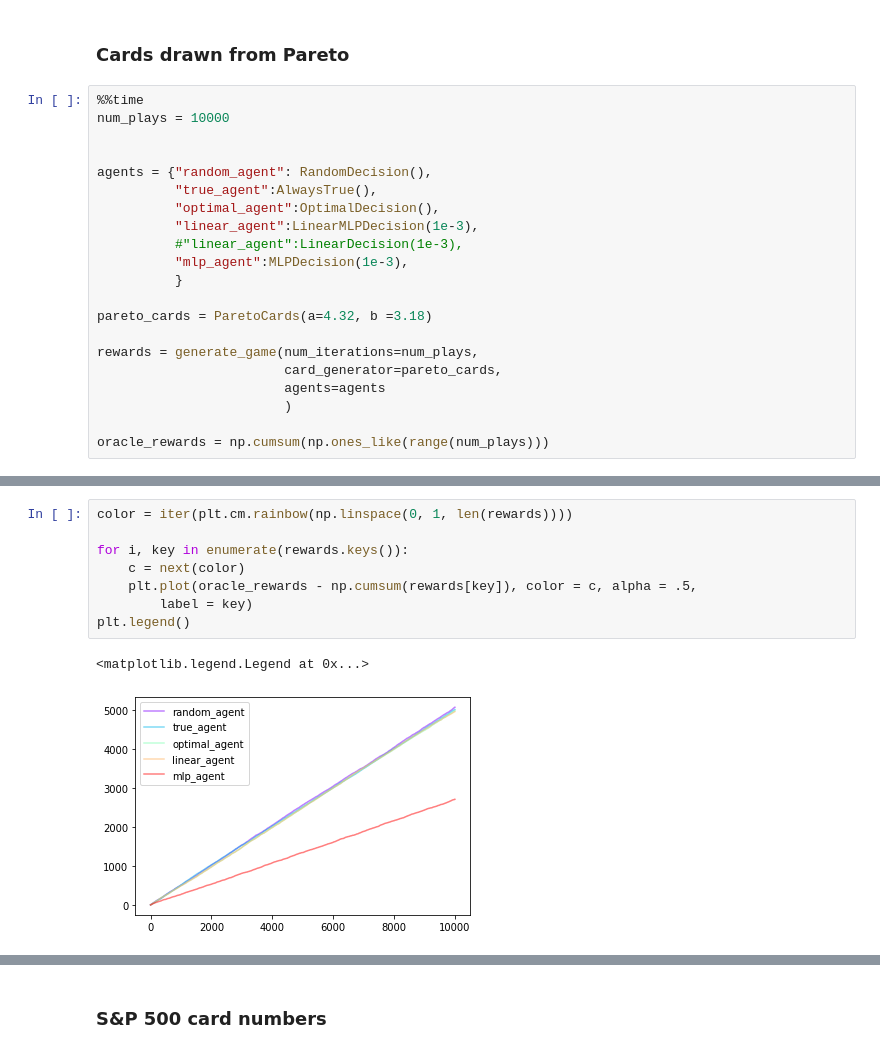
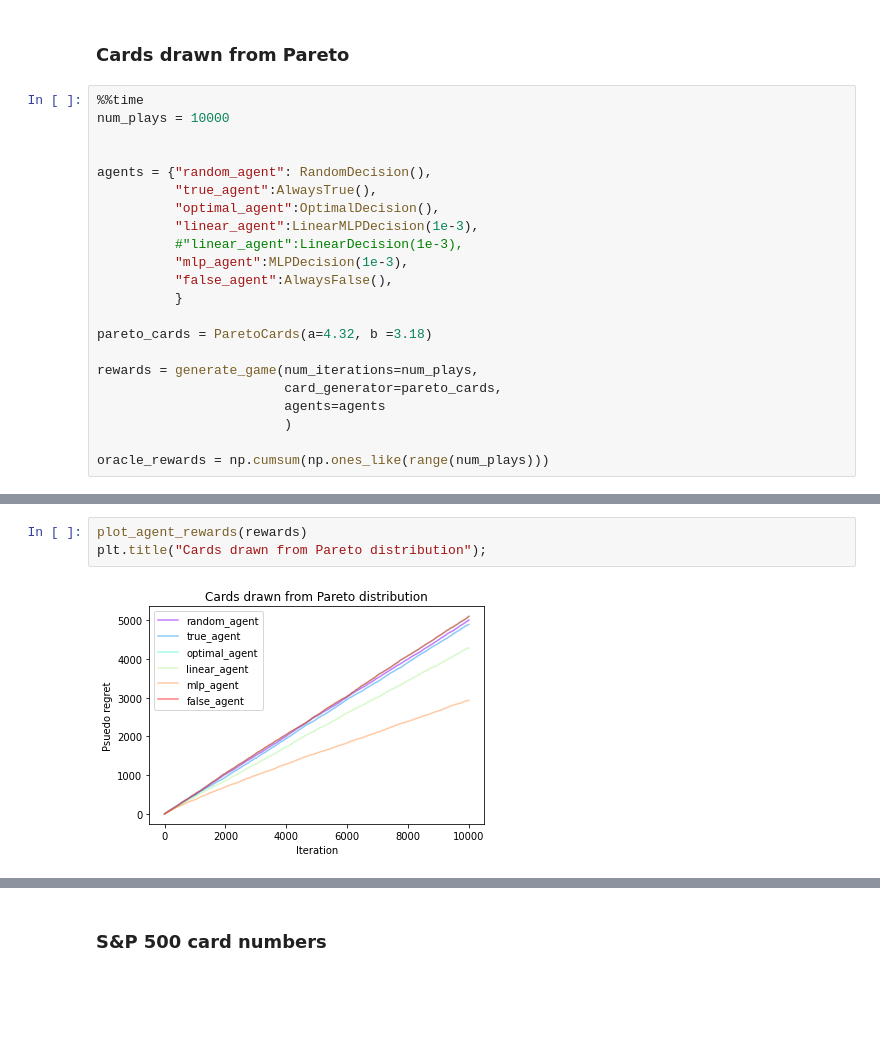
Before and after one commit to myazdani/number-guessing, a Jupyter notebook: number_guessing_learner.ipynb, the cells around one changed output, grey strips where cells are left out. Cells and saved outputs as stored; diff of their text form; blank space fills up the shorter version.

```diff
--- a/number_guessing_learner.ipynb
+++ b/number_guessing_learner.ipynb
@@ -306,6 +391,7 @@ agents = {"random_agent": RandomDecision(),
           "linear_agent":LinearMLPDecision(1e-3),
           #"linear_agent":LinearDecision(1e-3),
           "mlp_agent":MLPDecision(1e-3),
+          "false_agent":AlwaysFalse(),
           }
 
 pareto_cards = ParetoCards(a=4.32, b =3.18)
@@ -322,11 +408,5 @@ Wall time: 13.9 s
-# %%
-color = iter(plt.cm.rainbow(np.linspace(0, 1, len(rewards))))
-
-for i, key in enumerate(rewards.keys()):
-    c = next(color)
-    plt.plot(oracle_rewards - np.cumsum(rewards[key]), color = c, alpha = .5,
-        label = key)
-plt.legend()
-# %% [output]
-<matplotlib.legend.Legend at 0x...>
-[figure, removed]
+# %%
+plot_agent_rewards(rewards)
+plt.title("Cards drawn from Pareto distribution");
+# %% [output]
+[figure, added]
```
Also changed, not shown: parts of 22 cells of this notebook.
